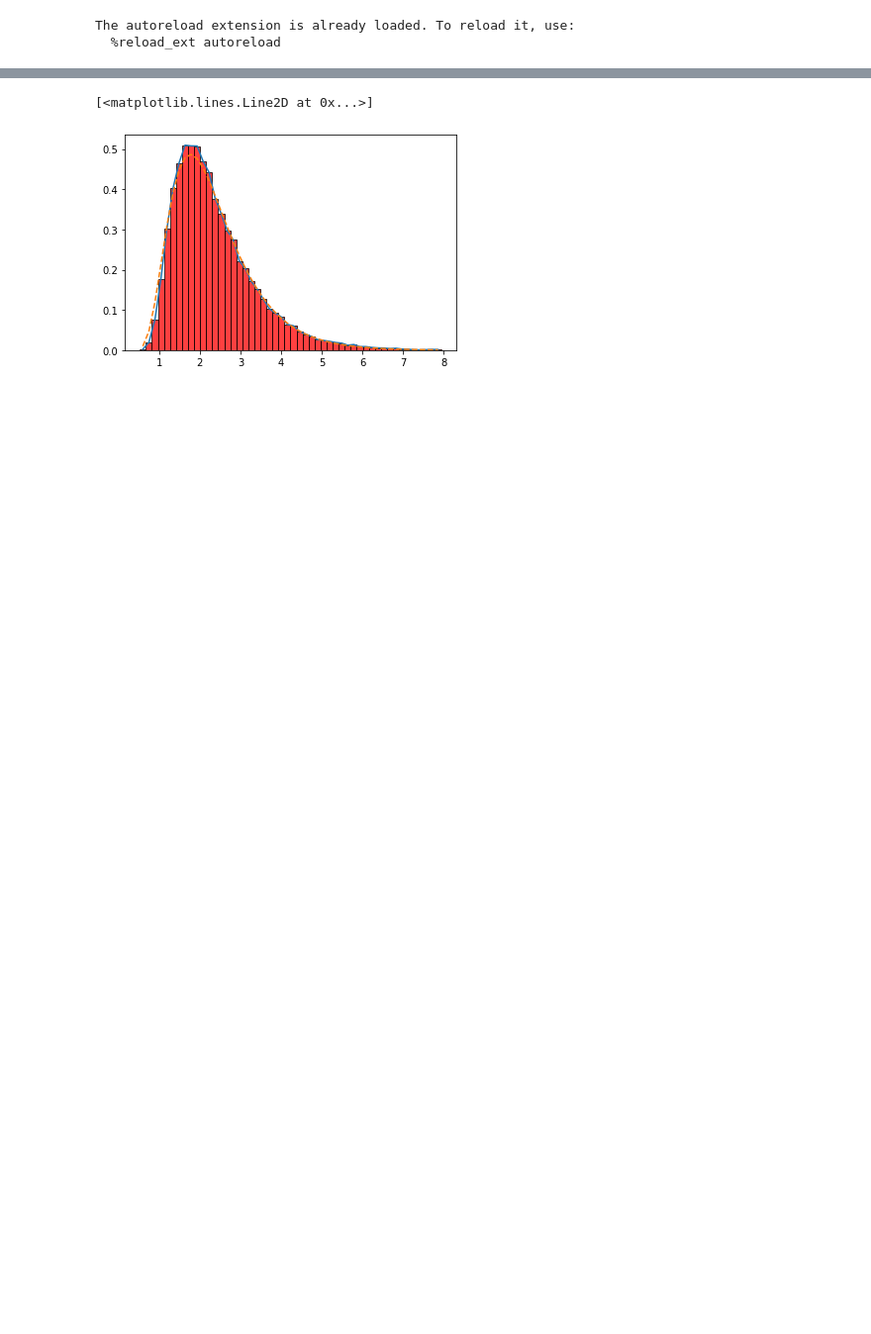
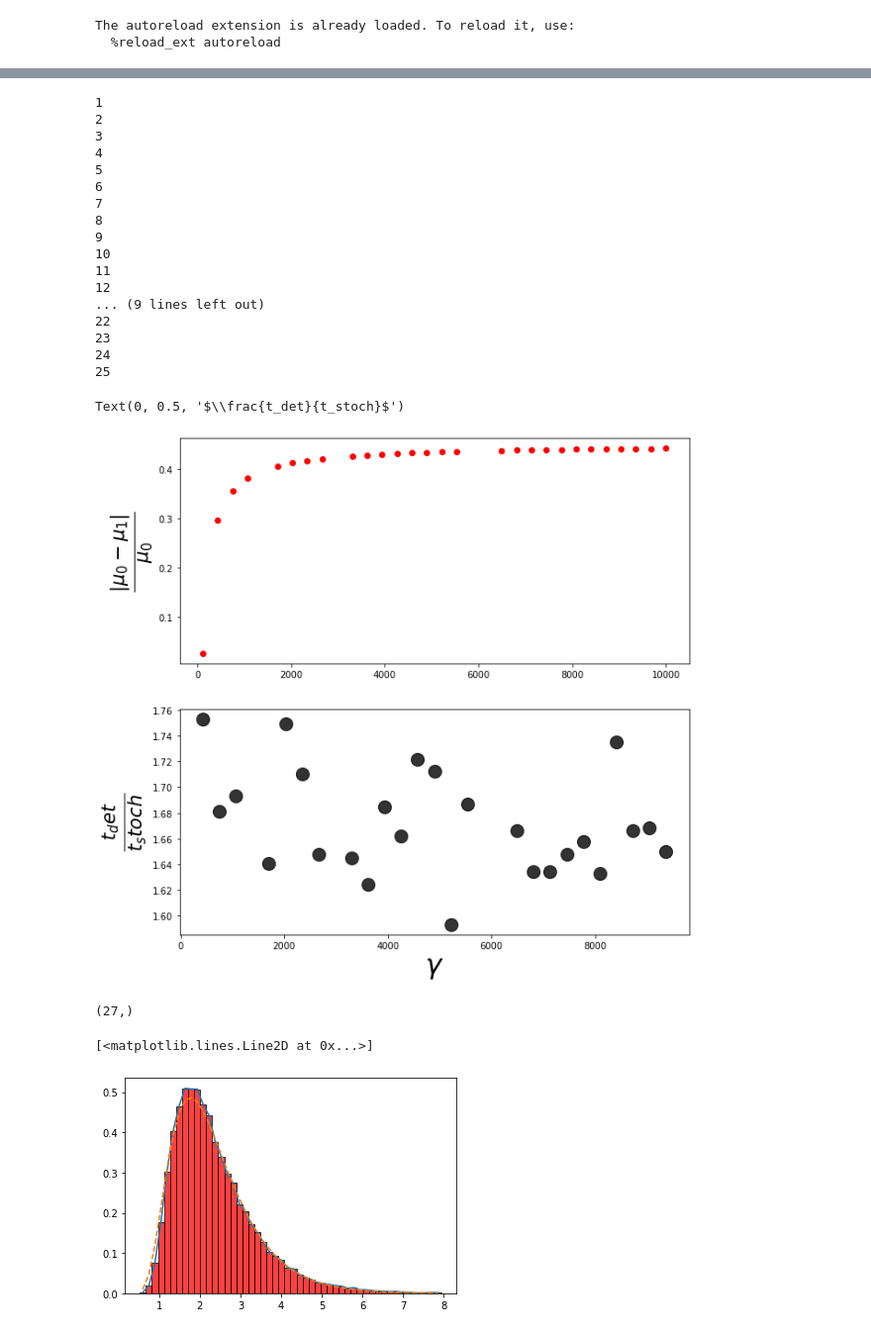
Before and after one commit to matibilkis/cdisc, a Jupyter notebook: analysis/sweep_gamma_betterSlope.ipynb, the cells around one changed output, grey strips where cells are left out. Shown at 99% size. Drawn from its saved outputs; the diff is of its cells as text; code cells hidden in the pictures; blank space fills up the shorter version.

```diff
--- a/analysis/sweep_gamma_betterSlope.ipynb
+++ b/analysis/sweep_gamma_betterSlope.ipynb
@@ -109,3 +93,78 @@ for i in tqdm(range(stoch.shape[0])):
+# %%
+for k in errs:
+    g = list(gammas)
+    g.remove(k)
+    gammas = g
+gammas = np.array(gammas)
+# %%
+def give_drift(h0, h1):
+    [gamma1, omega1, n1, eta1, kappa1] = h1
+    [gamma0, omega0, n0, eta0, kappa0] = h0
+    Su1 = n1 + 0.5 + (kappa1 / gamma1)
+    Su0 = n0 + 0.5 + (kappa0 / gamma0)
+
+    S1 = (np.sqrt(1 + (16.0*eta1*kappa1*Su1/gamma1)) - 1)*(gamma1/(8.0*eta1*kappa1))
+    S0 = (np.sqrt(1 + (16.0*eta0*kappa0*Su0/gamma0)) - 1)*( gamma0/(8.0*eta0*kappa0))
+
+    lam = gamma0 + (8*eta0*kappa0*S0)
+
+    aa = (4*eta1*kappa1*(S1**2))/gamma1
+    bb =(4*eta0*kappa0*S0**2)*(1+((16.0*eta1*kappa1*S1)/ (gamma1 + lam)) + (64.0*(eta1 * kappa1 * S1)**(2)/(gamma1 * (gamma1 + lam))))/ lam
+    c =8 *(S0*S1*(eta0*kappa0 *eta1*kappa1)**(0.5)) * (gamma1+ (4.0*eta1*kappa1*S1) ) / ((gamma1 + lam)*gamma1)
+
+    mu = 4*(eta1*kappa1*aa + (eta0*kappa0*bb) - 2*np.sqrt(eta1*kappa1*eta0*kappa0)*c)
+    return mu
+def drifts(h0,h1):
+    return np.array([give_drift(h0,h1), give_drift(h1,h0)]    )
+dd = []
+for g in gammas:
+
+    h0 = g, 0., 1., 1., 9
+    h1 = 100, 0., 1., 1., 9
+    dd.append(drifts(h0,h1))
+dd = np.array(dd)
+rel_dif_drifts = (dd[:,0]-dd[:,1])/dd[:,0]
+plt.figure(figsize=(10,10))
+
+cmap = plt.get_cmap('gray')
+cc = cmap(np.linspace(0,1,len(gammas)))
+
+ax=plt.subplot(211)
+ax.scatter(gammas,rel_dif_drifts,linewidth=4, color="red",marker='.')
+ax.set_ylabel(r'$\frac{|\mu_0 - \mu_1|}{\mu_0}$',size=30)
+
+ax = plt.subplot(212)
+#ax.scatter(gammas,np.array(slopes_det)/np.array(slopes_stoch),  alpha=0.8, s=200)
+for k in range(1,len(gammas)-2):
+    print(k)
+    ax.scatter([gammas[k]],(np.array(slopes_det)/np.array(slopes_stoch))[k], color="black", alpha=0.8, s=200)
+ax.set_xlabel(r'$\gamma$',size=30)
+ax.set_ylabel(r'$\frac{t_det}{t_stoch}$',size=30)
+#plt.savefig("record_comparison_tests_slopes_gamma.pdf")
+# %% [output]
+1
+2
+3
+4
+5
+6
+7
+8
+9
+10
+11
+12
+... (9 lines left out)
+22
+23
+24
+25
+Text(0, 0.5, '$\\frac{t_det}{t_stoch}$')
+[figure, added]
+# %%
+(np.array(slopes_det)/np.array(slopes_stoch)).shape
+# %% [output]
+(27,)
 # %%
 
 def get_histogram(stop):
```
Also changed, not shown: parts of 9 cells of this notebook, 4 other files.
